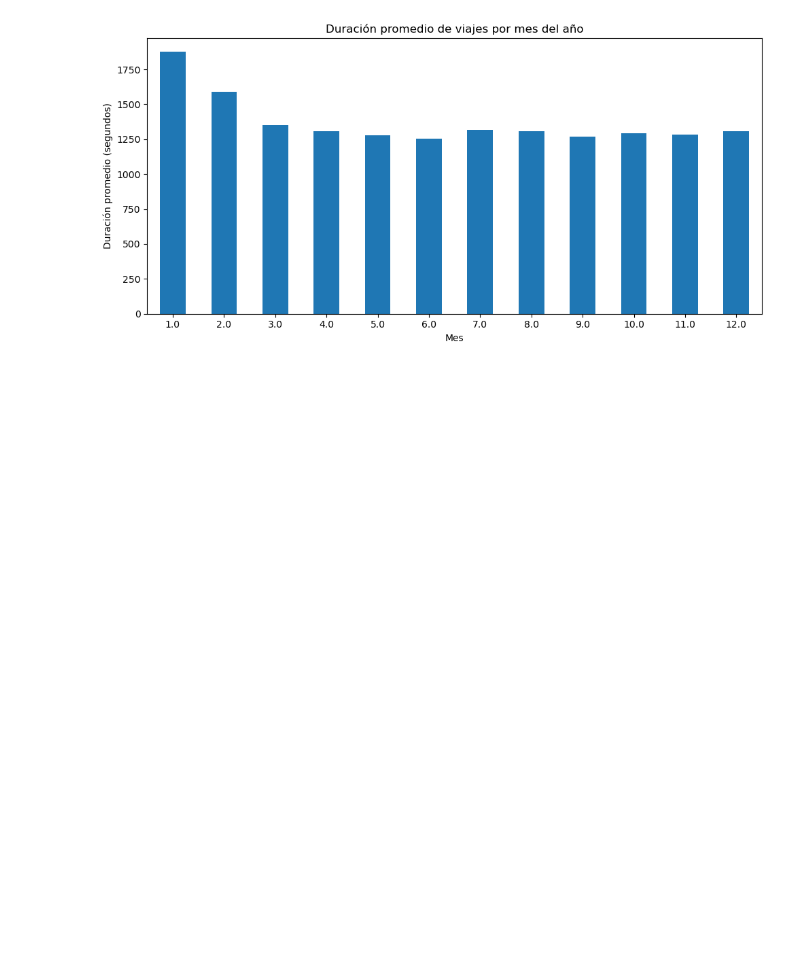
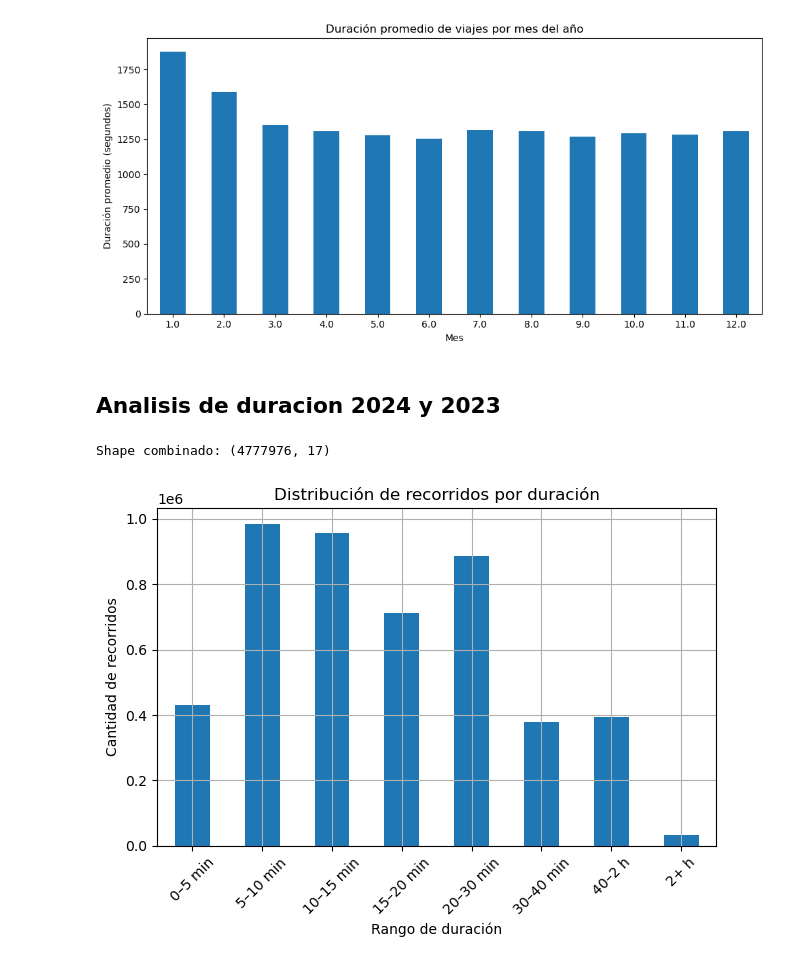
Before and after one commit to frangiavarini/Machine_Learning, a Jupyter notebook: notebooks/data_analisis.ipynb, the cells around one changed output. Saved outputs shown, nothing was run; the diff lists cells and outputs as text; code cells hidden in the pictures; blank space fills up the shorter version.

```diff
--- a/notebooks/data_analisis.ipynb
+++ b/notebooks/data_analisis.ipynb
@@ -235,3 +237,30 @@ plt.show()
 [figure]
 [figure]
 [figure]
+# %% [markdown]
+## Analisis de duracion 2024 y 2023
+# %%
+df_2023 = pd.read_csv('../data/processed/recorridos/trips_2023.csv')
+df_2024 = pd.read_csv('../data/processed/recorridos/trips_2024.csv')
+df = pd.concat([df_2023, df_2024], ignore_index=True)
+print(f"Shape combinado: {df.shape}")
+# %% [output]
+Shape combinado: (4777976, 17)
+# %%
+df['duracion_min'] = df['duracion_recorrido'] / 60
+bins = [0, 5, 10, 15, 20, 30, 40, 120, np.inf]
+labels = ['0–5 min', '5–10 min','10–15 min', '15–20 min', '20–30 min', '30–40 min','40–2 h', '2+ h']
+
+df['duracion_grupo'] = pd.cut(df['duracion_min'], bins=bins, labels=labels, right=False)
+import matplotlib.pyplot as plt
+
+df['duracion_grupo'].value_counts(sort=False).plot(kind='bar')
+plt.title("Distribución de recorridos por duración")
+plt.xlabel("Rango de duración")
+plt.ylabel("Cantidad de recorridos")
+plt.xticks(rotation=45)
+plt.grid(True)
+plt.tight_layout()
+plt.show()
+# %% [output]
+[figure, added]
```
Also changed, not shown: parts of 7 cells of this notebook, 5 other files.
